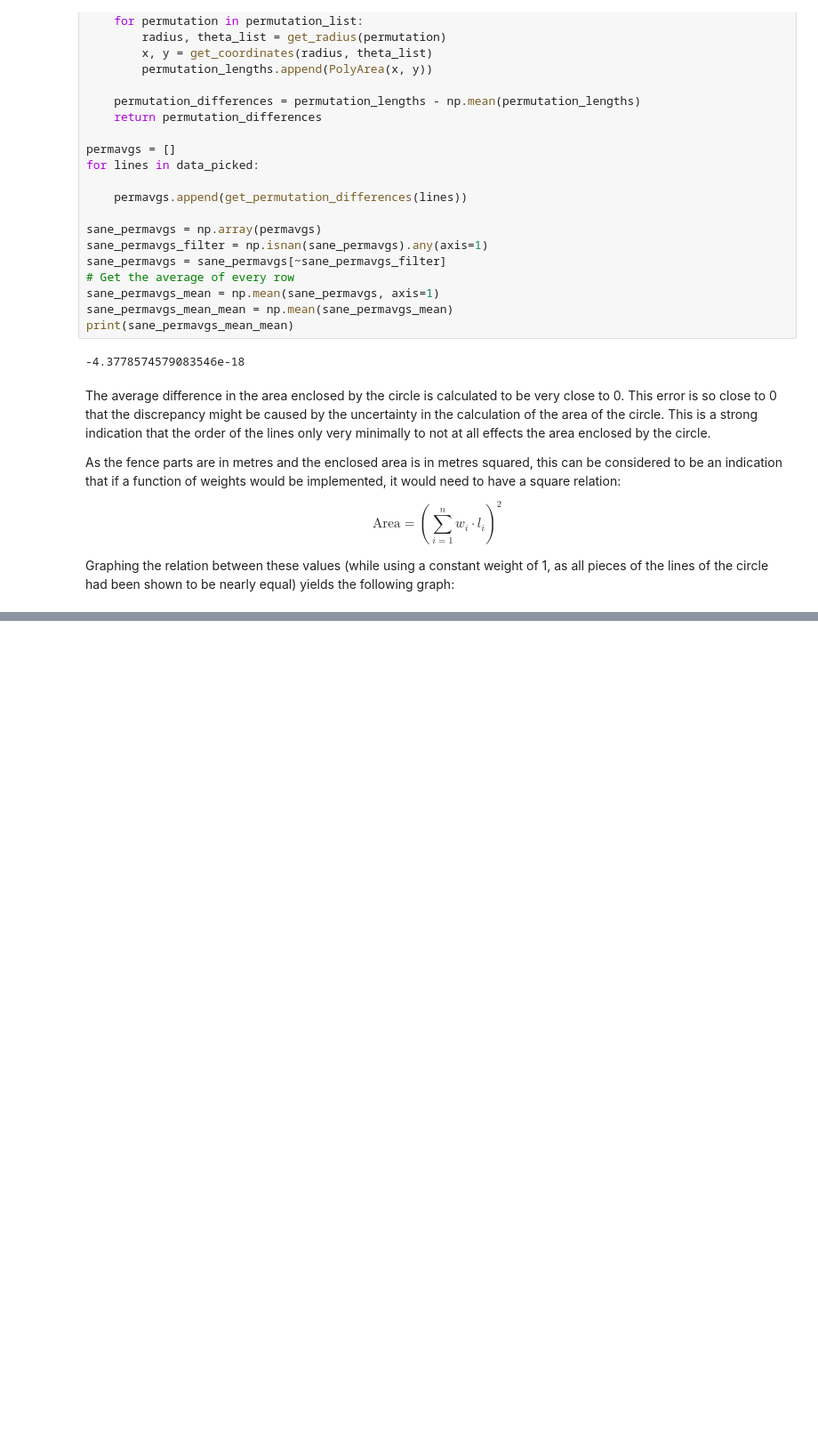
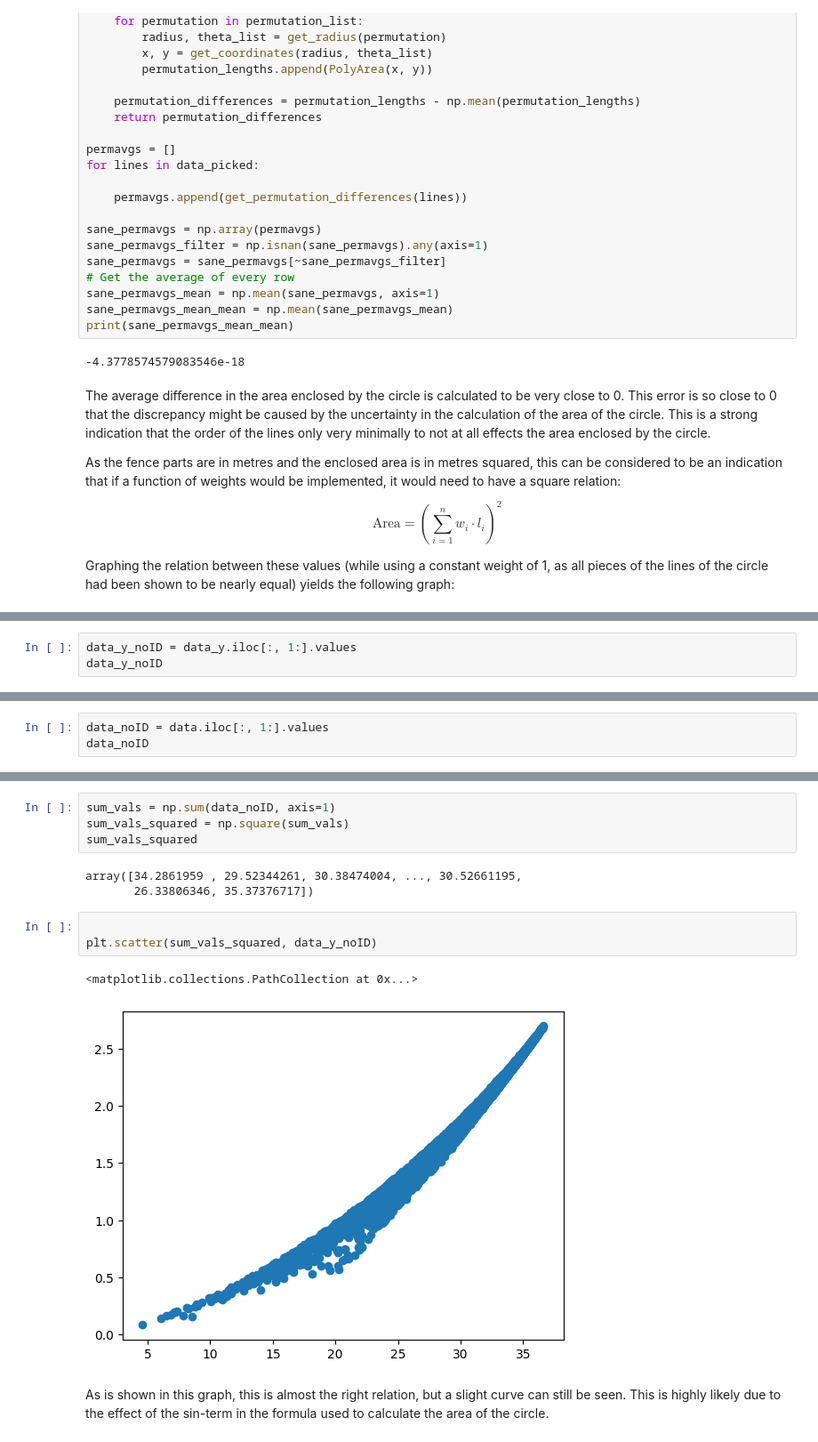
Before and after one commit to CtrlC-CtrlV-ftw/newrepoass2, a Jupyter notebook: Assignment 2/Assignment_2.ipynb, the cells around one changed output, grey strips where cells are left out. Shown: that part at 89% size. Drawn from its saved outputs; the diff is of its cells as text; blank space fills up the shorter version.

```diff
--- a/Assignment 2/Assignment_2.ipynb
+++ b/Assignment 2/Assignment_2.ipynb
@@ -178,0 +176,3 @@ KeyboardInterrupt:
+# %%
+data_y_noID = data_y.iloc[:, 1:].values
+data_y_noID
@@ -178,0 +187,3 @@ KeyboardInterrupt:
+# %%
+data_noID = data.iloc[:, 1:].values
+data_noID
@@ -178,0 +204,15 @@ KeyboardInterrupt:
+# %%
+sum_vals = np.sum(data_noID, axis=1)
+sum_vals_squared = np.square(sum_vals)
+sum_vals_squared
+# %% [output]
+array([34.2861959 , 29.52344261, 30.38474004, ..., 30.52661195,
+       26.33806346, 35.37376717])
+# %%
+
+plt.scatter(sum_vals_squared, data_y_noID)
+# %% [output]
+<matplotlib.collections.PathCollection at 0x...>
+[figure, added]
+# %% [markdown]
+As is shown in this graph, this is almost the right relation, but a slight curve can still be seen. This is highly likely due to the effect of the sin-term in the formula used to calculate the area of the circle.
```
Also changed, not shown: parts of 3 cells of this notebook.
